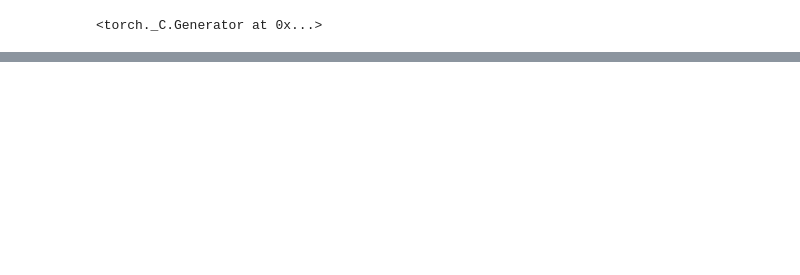
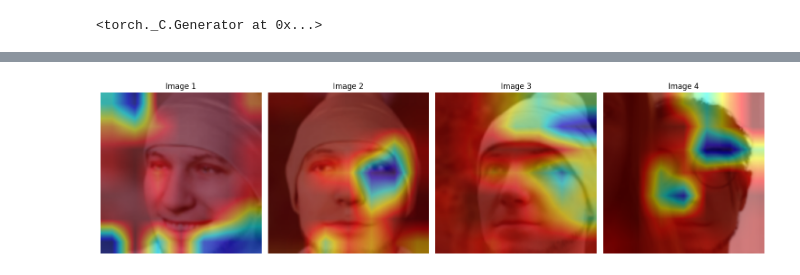
Before and after one commit to leothesouthafrican/Thesis, a Jupyter notebook: notebooks/CBAM.ipynb, the cells around one changed output, grey strips where cells are left out. Drawn from its saved outputs; the diff is of its cells as text; code cells hidden in the pictures; blank space fills up the shorter version.

```diff
--- a/notebooks/CBAM.ipynb
+++ b/notebooks/CBAM.ipynb
@@ -215,0 +183,6 @@ COMET INFO: Please wait for metadata to finish uploading (timeout is 3600 second
+# %%
+visualiser = VisualizeAttention(model,"/Users/leo/Desktop/Thesis/data/faces_50/test/59", -1, prms, train_transform)
+
+visualiser.process_images_in_folder()
+# %% [output]
+[figure, added]
```
Also changed, not shown: parts of 9 cells of this notebook, 46 other files.
